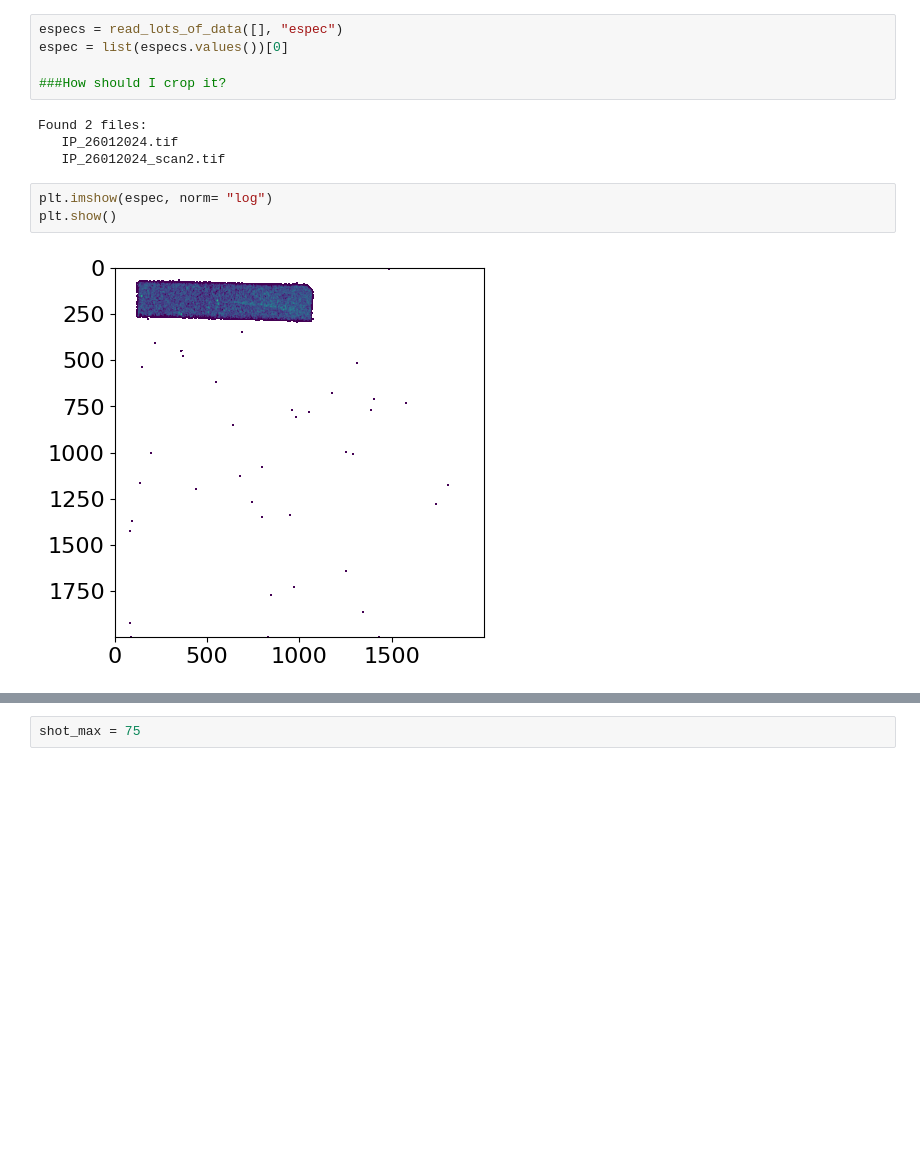
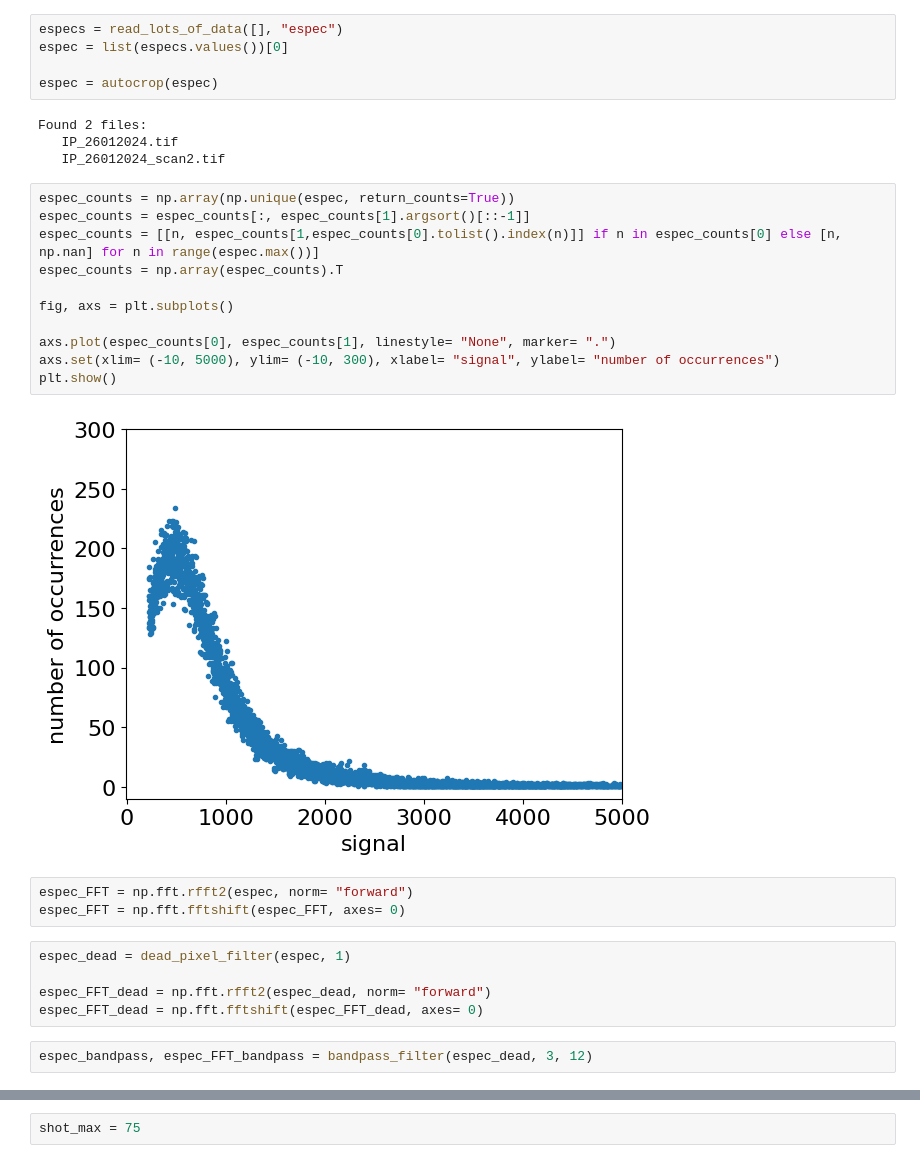
Before and after one commit to Jammi-Dodgers/celia_analysis, a Jupyter notebook: CELIA_ANALYSIS.ipynb, the cells around one changed output, grey strips where cells are left out. Cells and saved outputs as stored; diff of their text form; blank space fills up the shorter version.

Commit message:
tried to filter espec signal

```diff
--- a/CELIA_ANALYSIS.ipynb
+++ b/CELIA_ANALYSIS.ipynb
@@ -116,13 +173,31 @@ def read_lots_of_data(shots, requested_data, silent= False): #read_data is too s
 especs = read_lots_of_data([], "espec")
 espec = list(especs.values())[0]
 
-###How should I crop it?
+espec = autocrop(espec)
 # %% [output]
 Found 2 files:
    IP_26012024.tif
    IP_26012024_scan2.tif
-# %%
-plt.imshow(espec, norm= "log")
-plt.show()
-# %% [output]
-[figure, removed]
+# %%
+espec_counts = np.array(np.unique(espec, return_counts=True))
+espec_counts = espec_counts[:, espec_counts[1].argsort()[::-1]]
+espec_counts = [[n, espec_counts[1,espec_counts[0].tolist().index(n)]] if n in espec_counts[0] else [n, np.nan] for n in range(espec.max())]
+espec_counts = np.array(espec_counts).T
+
+fig, axs = plt.subplots()
+
+axs.plot(espec_counts[0], espec_counts[1], linestyle= "None", marker= ".")
+axs.set(xlim= (-10, 5000), ylim= (-10, 300), xlabel= "signal", ylabel= "number of occurrences")
+plt.show()
+# %% [output]
+[figure, added]
+# %%
+espec_FFT = np.fft.rfft2(espec, norm= "forward")
+espec_FFT = np.fft.fftshift(espec_FFT, axes= 0)
+# %%
+espec_dead = dead_pixel_filter(espec, 1)
+
+espec_FFT_dead = np.fft.rfft2(espec_dead, norm= "forward")
+espec_FFT_dead = np.fft.fftshift(espec_FFT_dead, axes= 0)
+# %%
+espec_bandpass, espec_FFT_bandpass = bandpass_filter(espec_dead, 3, 12)
```
Also changed, not shown: parts of 6 cells of this notebook.
